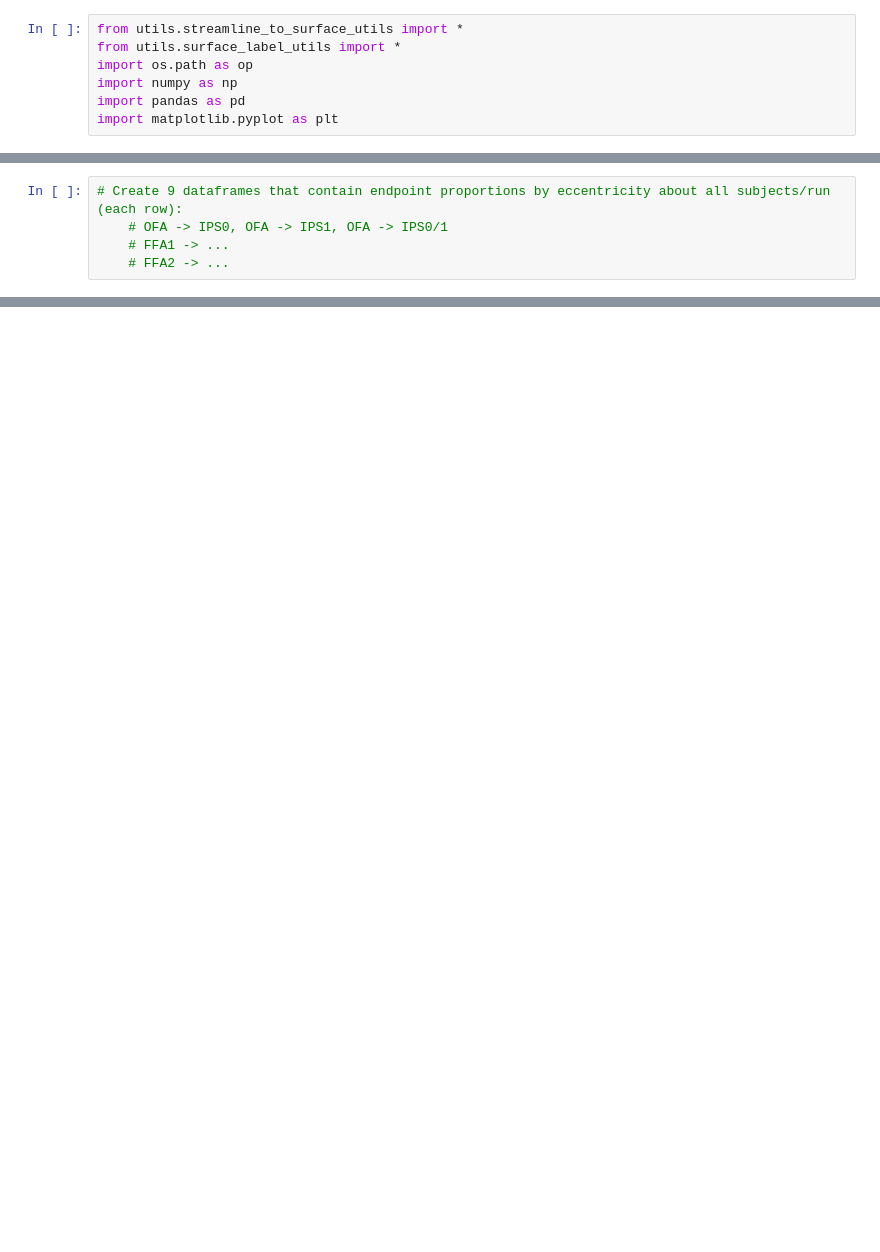
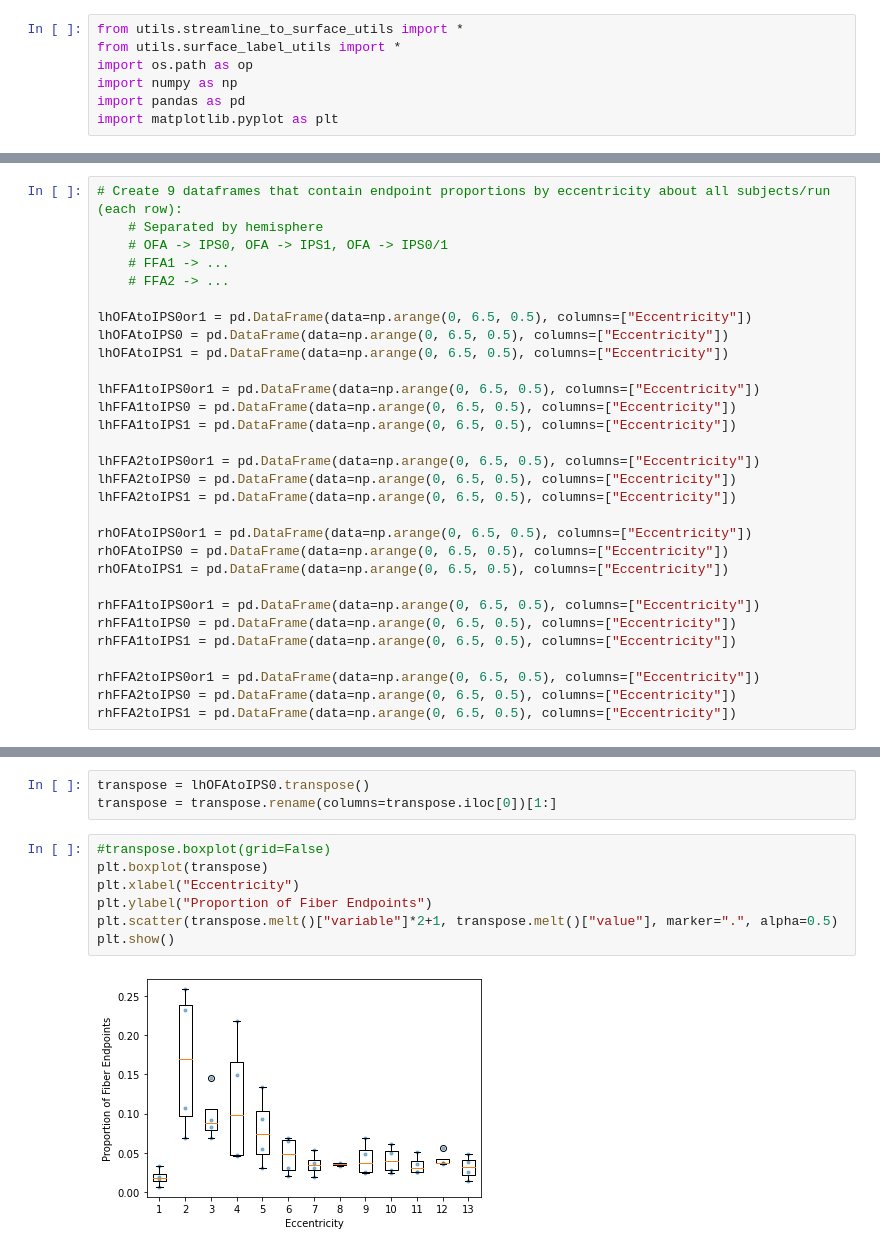
Before and after one commit to fyzeen/IPS-VTC-fWMT, a Jupyter notebook: code/07_EccentricityAnalyses.ipynb, the cells around one changed output, grey strips where cells are left out. Cells and saved outputs as stored; diff of their text form; blank space fills up the shorter version.

Commit message:
made boxplots, fixed eccentricity endpoint grouping issues

```diff
--- a/code/07_EccentricityAnalyses.ipynb
+++ b/code/07_EccentricityAnalyses.ipynb
@@ -14,8 +16,33 @@ runs = ["run1", "run2"]
 # %%
 # Create 9 dataframes that contain endpoint proportions by eccentricity about all subjects/run (each row):
+    # Separated by hemisphere
     # OFA -> IPS0, OFA -> IPS1, OFA -> IPS0/1
     # FFA1 -> ...
     # FFA2 -> ...
+
+lhOFAtoIPS0or1 = pd.DataFrame(data=np.arange(0, 6.5, 0.5), columns=["Eccentricity"])
+lhOFAtoIPS0 = pd.DataFrame(data=np.arange(0, 6.5, 0.5), columns=["Eccentricity"])
+lhOFAtoIPS1 = pd.DataFrame(data=np.arange(0, 6.5, 0.5), columns=["Eccentricity"])
+
+lhFFA1toIPS0or1 = pd.DataFrame(data=np.arange(0, 6.5, 0.5), columns=["Eccentricity"])
+lhFFA1toIPS0 = pd.DataFrame(data=np.arange(0, 6.5, 0.5), columns=["Eccentricity"])
+lhFFA1toIPS1 = pd.DataFrame(data=np.arange(0, 6.5, 0.5), columns=["Eccentricity"])
+
+lhFFA2toIPS0or1 = pd.DataFrame(data=np.arange(0, 6.5, 0.5), columns=["Eccentricity"])
+lhFFA2toIPS0 = pd.DataFrame(data=np.arange(0, 6.5, 0.5), columns=["Eccentricity"])
+lhFFA2toIPS1 = pd.DataFrame(data=np.arange(0, 6.5, 0.5), columns=["Eccentricity"])
+
+rhOFAtoIPS0or1 = pd.DataFrame(data=np.arange(0, 6.5, 0.5), columns=["Eccentricity"])
+rhOFAtoIPS0 = pd.DataFrame(data=np.arange(0, 6.5, 0.5), columns=["Eccentricity"])
+rhOFAtoIPS1 = pd.DataFrame(data=np.arange(0, 6.5, 0.5), columns=["Eccentricity"])
+
+rhFFA1toIPS0or1 = pd.DataFrame(data=np.arange(0, 6.5, 0.5), columns=["Eccentricity"])
+rhFFA1toIPS0 = pd.DataFrame(data=np.arange(0, 6.5, 0.5), columns=["Eccentricity"])
+rhFFA1toIPS1 = pd.DataFrame(data=np.arange(0, 6.5, 0.5), columns=["Eccentricity"])
+
+rhFFA2toIPS0or1 = pd.DataFrame(data=np.arange(0, 6.5, 0.5), columns=["Eccentricity"])
+rhFFA2toIPS0 = pd.DataFrame(data=np.arange(0, 6.5, 0.5), columns=["Eccentricity"])
+rhFFA2toIPS1 = pd.DataFrame(data=np.arange(0, 6.5, 0.5), columns=["Eccentricity"])
 # %%
 ### Need to develop method to store proportion by eccentricity
 # Subj/run/hemi -> 0-1 1-2 2-3 3-4 4-5 5-6+ or by 0.5s?
@@ -54,0 +105,12 @@ for subj in subjects_list:
+# %%
+transpose = lhOFAtoIPS0.transpose()
+transpose = transpose.rename(columns=transpose.iloc[0])[1:]
+# %%
+#transpose.boxplot(grid=False)
+plt.boxplot(transpose)
+plt.xlabel("Eccentricity")
+plt.ylabel("Proportion of Fiber Endpoints")
+plt.scatter(transpose.melt()["variable"]*2+1, transpose.melt()["value"], marker=".", alpha=0.5)
+plt.show()
+# %% [output]
+[figure, added]
```
Also changed, not shown: parts of 10 cells of this notebook.
